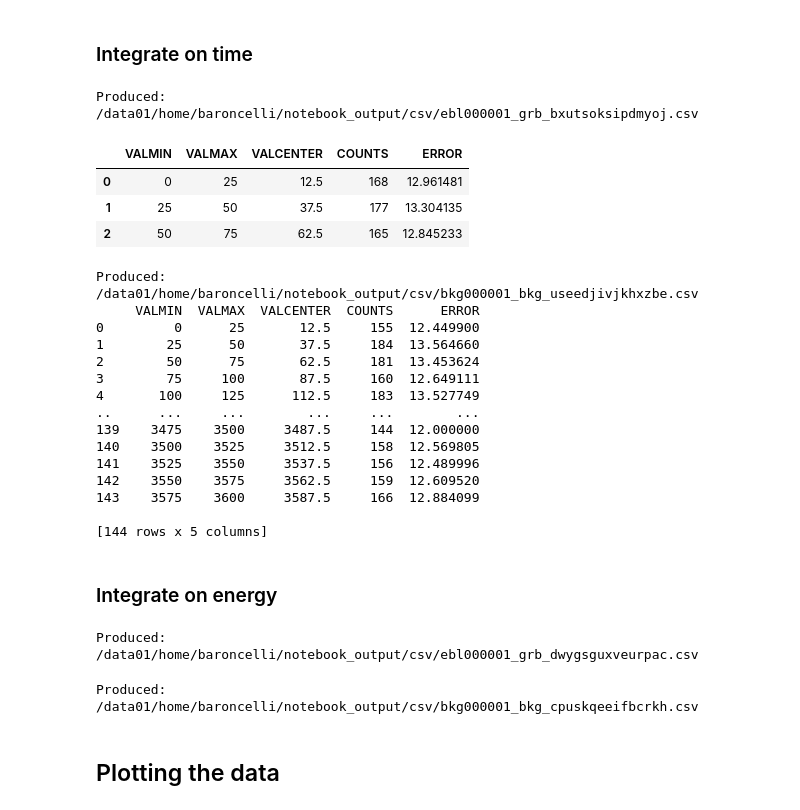
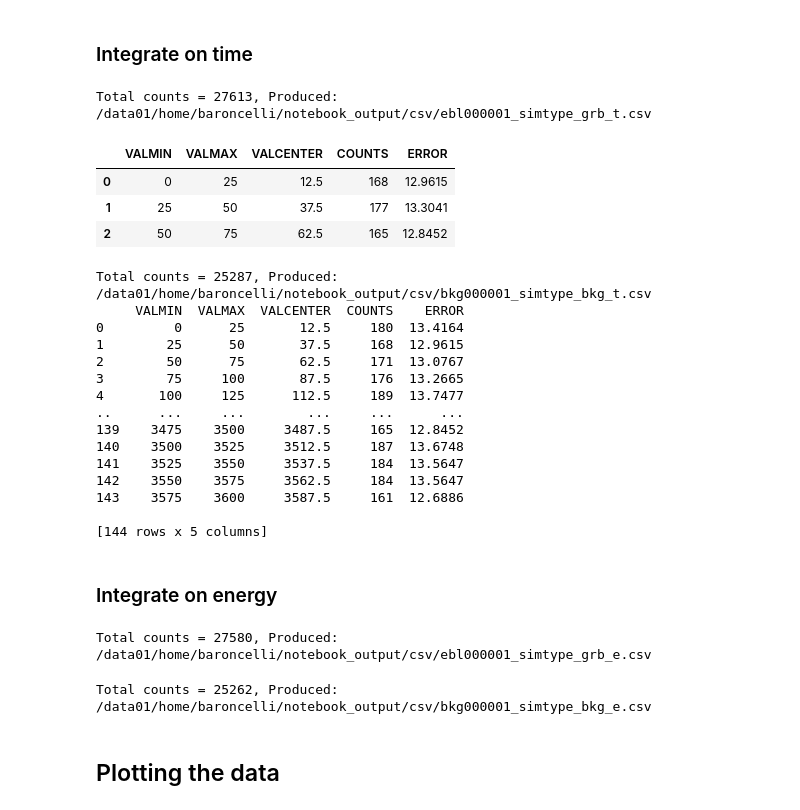
Before and after one commit to LeoBaro/Real-Time-Anomaly-Detection-of-Gamma-Ray-Bursts-for-the-Cherenkov-Telescope-Array, a Jupyter notebook: rtapipe/analysis/PhotometryPlots.ipynb, the cells around one changed output. Drawn from its saved outputs; the diff is of its cells as text; code cells hidden in the pictures.

```diff
--- a/rtapipe/analysis/PhotometryPlots.ipynb
+++ b/rtapipe/analysis/PhotometryPlots.ipynb
@@ -26,13 +43,27 @@ def getInput(dataDir, index):
         index = 1
     simFolder = datapath.joinpath("obs",dataDir)
     cfg = Config(simFolder.joinpath("config.yaml"))
-    print(cfg.get("emin"))
-    print(cfg.get("emax"))
     runid = cfg.get('runid')
     template =  os.path.join(datapath, f'templates/{runid}.fits')
     pointing = get_pointing(template)
     if cfg.get("simtype") == 'bkg':
-        inputFitsFile = simFolder.joinpath("backgrounds",f"bkg{str(index).zfill(6)}.fits")
+        inputFitsFile = str(simFolder.joinpath("backgrounds",f"bkg{str(index).zfill(6)}.fits"))
     else:
-        inputFitsFile = simFolder.joinpath(runid,f"ebl{str(index).zfill(6)}.fits")
-    return inputFitsFile, cfg, pointing
+        inputFitsFile = str(simFolder.joinpath(runid,f"ebl{str(index).zfill(6)}.fits"))
+
+
+    conf = {
+        'input_file': inputFitsFile,
+        'output_dir': outdir,
+        'simtype' : cfg.get('simtype'),
+        'runid' : cfg.get('runid'),
+        't_window_start': 0,
+        't_window_stop': cfg.get('tobs'),
+        'e_window_start': cfg.get('emin'),
+        'e_window_stop': cfg.get('emax'),
+        'onset' : cfg.get('onset')
+    }
+
+    print(f"File: {inputFitsFile}, pointing: {pointing}")
+
+    return inputFitsFile, conf, pointing
@@ -39,3 +87,3 @@ def getInput(dataDir, index):
 # %%
-bkgsrc      = "obs_st_grb_tr_10_os_1800_emin_0.03_emax_0.15_roi_2.5"
-bkgonly     = "obs_st_bkg_tr_10_os_0_emin_0.03_emax_0.15_roi_2.5"
+bkgsrc      = "simtype_grb_os_1800_tobs_3600_irf_South_z40_average_LST_30m_emin_0.03_emax_0.15_roi_2.5"
+bkgonly     = "simtype_bkg_os_0_tobs_3600_irf_South_z40_average_LST_30m_emin_0.03_emax_0.15_roi_2.5"
@@ -42,4 +92,3 @@ bkgonly     = "obs_st_bkg_tr_10_os_0_emin_0.03_emax_0.15_roi_2.5"
 # %%
-inputFile_srcbkg_0, cfg_srcbkg_0, pointing_srcbkg_0 = getInput(bkgsrc, 1)
-print("inputFile_srcbkg_0: ",inputFile_srcbkg_0)
+inputFile_srcbkg_0, sim_params_bkgsrc, pointing_srcbkg_0 = getInput(bkgsrc, 1)
 # %% [output]
@@ -132,7 +138,6 @@ photometry_params = {
 
     # Other settings
     'plot' : 1,
-    'onset' : 1800,
     'override': 1
 }
 # %% [markdown]
@@ -140,45 +145,45 @@ photometry_params = {
 # %% [markdown]
 ### Integrate on time
 # %%
-csv_data_t_bkg_src = photometry.integrate(photometry_params, bkg_src_conf, integration="t")
+csv_data_t_bkg_src = photometry.integrate(photometry_params, sim_params_bkgsrc, integration="t").pop(0)
 #csv_data_t_bkg_src = "/data01/home/baroncelli/phd/DATA/obs/obs_st_bkg_tr_10_os_0_emin_0.03_emax_0.15_roi_2.5/backgrounds/bkg000001.fits"
 pd.read_csv(csv_data_t_bkg_src).head(3)
 # %% [output]
-Produced:  /data01/home/baroncelli/notebook_output/csv/ebl000001_grb_bxutsoksipdmyoj.csv
+Total counts = 27613, Produced: /data01/home/baroncelli/notebook_output/csv/ebl000001_simtype_grb_t.csv
 |  | VALMIN | VALMAX | VALCENTER | COUNTS | ERROR |
-| 0 | 0 | 25 | 12.5 | 168 | 12.961481 |
-| 1 | 25 | 50 | 37.5 | 177 | 13.304135 |
-| 2 | 50 | 75 | 62.5 | 165 | 12.845233 |
+| 0 | 0 | 25 | 12.5 | 168 | 12.9615 |
+| 1 | 25 | 50 | 37.5 | 177 | 13.3041 |
+| 2 | 50 | 75 | 62.5 | 165 | 12.8452 |
 # %%
-csv_data_t_bkg_only = photometry.integrate(photometry_params, bkg_only_conf, integration="t")
+csv_data_t_bkg_only = photometry.integrate(photometry_params, sim_params_bkgonly, integration="t").pop(0)
 # csv_data_t_bkg_only = "/data01/home/baroncelli/phd/DATA/obs/obs_st_grb_tr_10_os_1800_emin_0.03_emax_0.15_roi_2.5/run0406_ID000126/ebl000001.fits"
 print(pd.read_csv(csv_data_t_bkg_only))
 # %% [output]
-Produced:  /data01/home/baroncelli/notebook_output/csv/bkg000001_bkg_useedjivjkhxzbe.csv
-     VALMIN  VALMAX  VALCENTER  COUNTS      ERROR
-0         0      25       12.5     155  12.449900
-1        25      50       37.5     184  13.564660
-2        50      75       62.5     181  13.453624
-3        75     100       87.5     160  12.649111
-4       100     125      112.5     183  13.527749
-..      ...     ...        ...     ...        ...
-139    3475    3500     3487.5     144  12.000000
-140    3500    3525     3512.5     158  12.569805
-141    3525    3550     3537.5     156  12.489996
-142    3550    3575     3562.5     159  12.609520
-143    3575    3600     3587.5     166  12.884099
+Total counts = 25287, Produced: /data01/home/baroncelli/notebook_output/csv/bkg000001_simtype_bkg_t.csv
+     VALMIN  VALMAX  VALCENTER  COUNTS    ERROR
+0         0      25       12.5     180  13.4164
+1        25      50       37.5     168  12.9615
+2        50      75       62.5     171  13.0767
+3        75     100       87.5     176  13.2665
+4       100     125      112.5     189  13.7477
+..      ...     ...        ...     ...      ...
+139    3475    3500     3487.5     165  12.8452
+140    3500    3525     3512.5     187  13.6748
+141    3525    3550     3537.5     184  13.5647
+142    3550    3575     3562.5     184  13.5647
+143    3575    3600     3587.5     161  12.6886
 
 [144 rows x 5 columns]
 # %% [markdown]
 ### Integrate on energy
 # %%
-csv_data_e_bkg_src = photometry.integrate(photometry_params, bkg_src_conf, integration="e")
+csv_data_e_bkg_src = photometry.integrate(photometry_params, sim_params_bkgsrc, integration="e").pop(0)
 # %% [output]
-Produced:  /data01/home/baroncelli/notebook_output/csv/ebl000001_grb_dwygsguxveurpac.csv
+Total counts = 27580, Produced: /data01/home/baroncelli/notebook_output/csv/ebl000001_simtype_grb_e.csv
 # %%
-csv_data_e_bkg_only = photometry.integrate(photometry_params, bkg_only_conf, integration="e")
+csv_data_e_bkg_only = photometry.integrate(photometry_params, sim_params_bkgonly, integration="e").pop(0)
 # %% [output]
-Produced:  /data01/home/baroncelli/notebook_output/csv/bkg000001_bkg_cpuskqeeifbcrkh.csv
+Total counts = 25262, Produced: /data01/home/baroncelli/notebook_output/csv/bkg000001_simtype_bkg_e.csv
 # %% [markdown]
 ## Plotting the data
 # %% [markdown]
```
Also changed, not shown: parts of 42 cells of this notebook, 9 other files.
